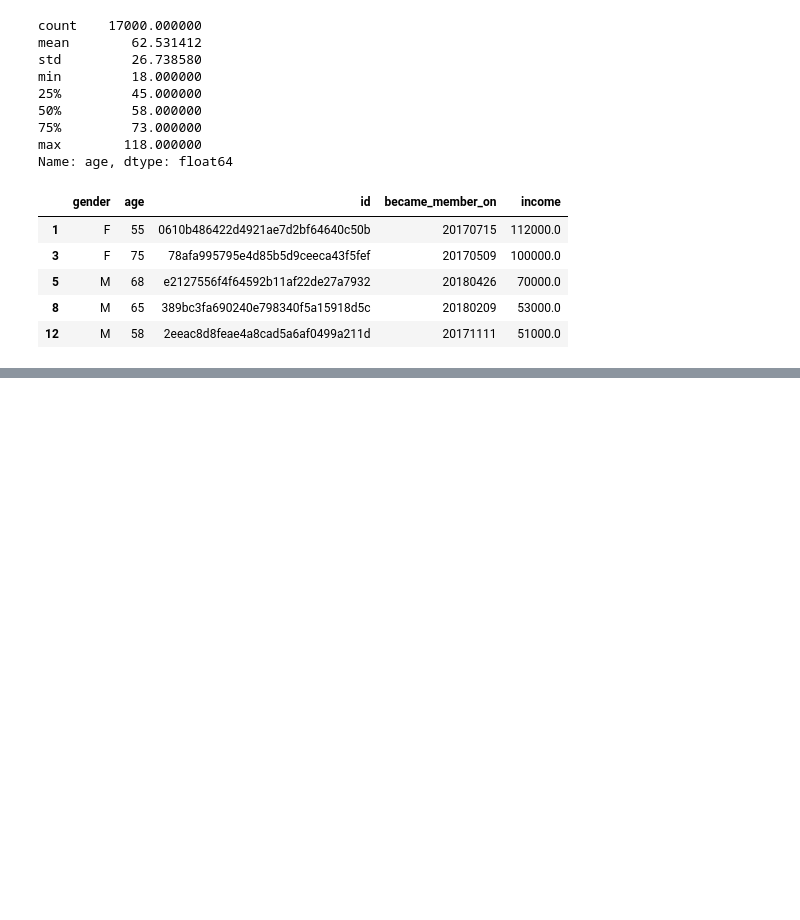
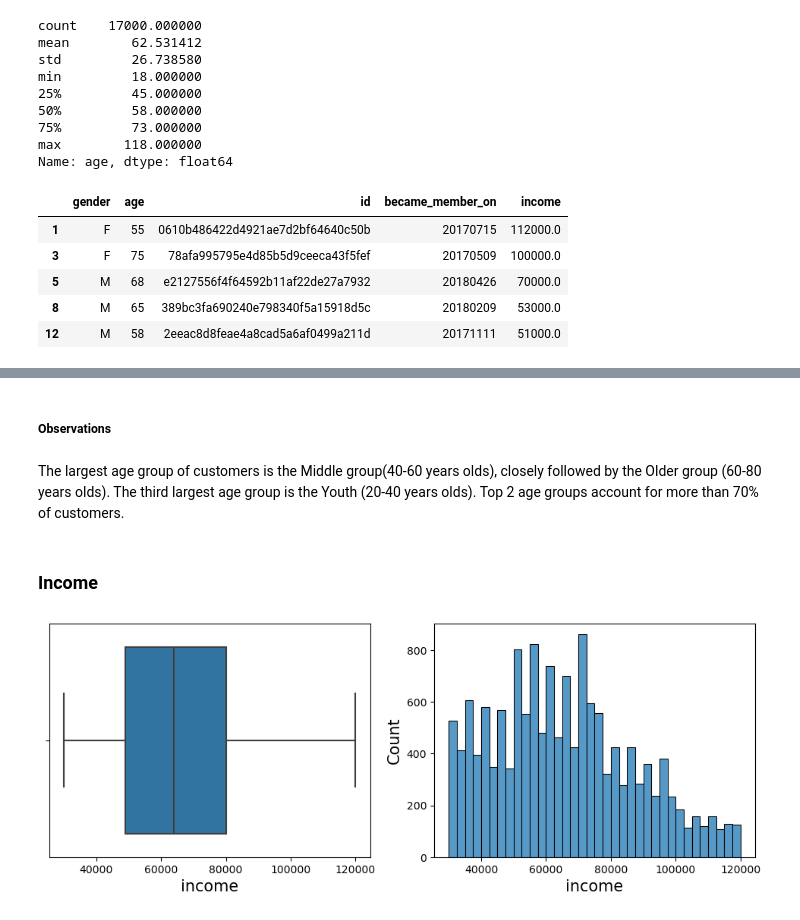
Before and after one commit to BendeguzSinkovicz/PortfolioProjects, a Jupyter notebook: Starbucks customer data analysis project.ipynb, the cells around one changed output, grey strips where cells are left out. Saved outputs shown, nothing was run; the diff lists cells and outputs as text; code cells hidden in the pictures; blank space fills up the shorter version.

```diff
--- a/Starbucks customer data analysis project.ipynb
+++ b/Starbucks customer data analysis project.ipynb
@@ -208,16 +206,0 @@ mean_amount_by_id.head()
-# %%
-#Based on the age column we can create categorical variables.
-def to_generation(age):
-    if age < 20:
-        return 'teenager'
-    elif age < 40:
-        return 'youth'
-    elif age < 60:
-        return 'middle'
-    elif age < 80:
-        return 'older'
-    else:
-        return 'senior'
-
-mean_amount_by_id['generation'] = mean_amount_by_id['age'].apply(to_generation)
-mean_amount_by_id.head()
@@ -374,0 +408,16 @@ plt.show()
+# %% [markdown]
+##### Observations
+# %% [markdown]
+The largest age group of customers is the Middle group(40-60 years olds), closely followed by the Older group (60-80 years olds). The third largest age group is the Youth (20-40 years olds).
+Top 2 age groups account for more than 70% of customers.
+# %% [markdown]
+### Income
+# %%
+fig, axs = plt.subplots(1,2, figsize = (12,4))
+sns.boxplot(data = profile, x = 'income', ax = axs[0])
+sns.histplot(data = profile, x = 'income', ax = axs[1])
+axs[0].xaxis.label.set_size(15)
+axs[1].xaxis.label.set_size(15)
+axs[1].yaxis.label.set_size(15)
+# %% [output]
+[figure, added]
```
Also changed, not shown: parts of 132 cells of this notebook.
